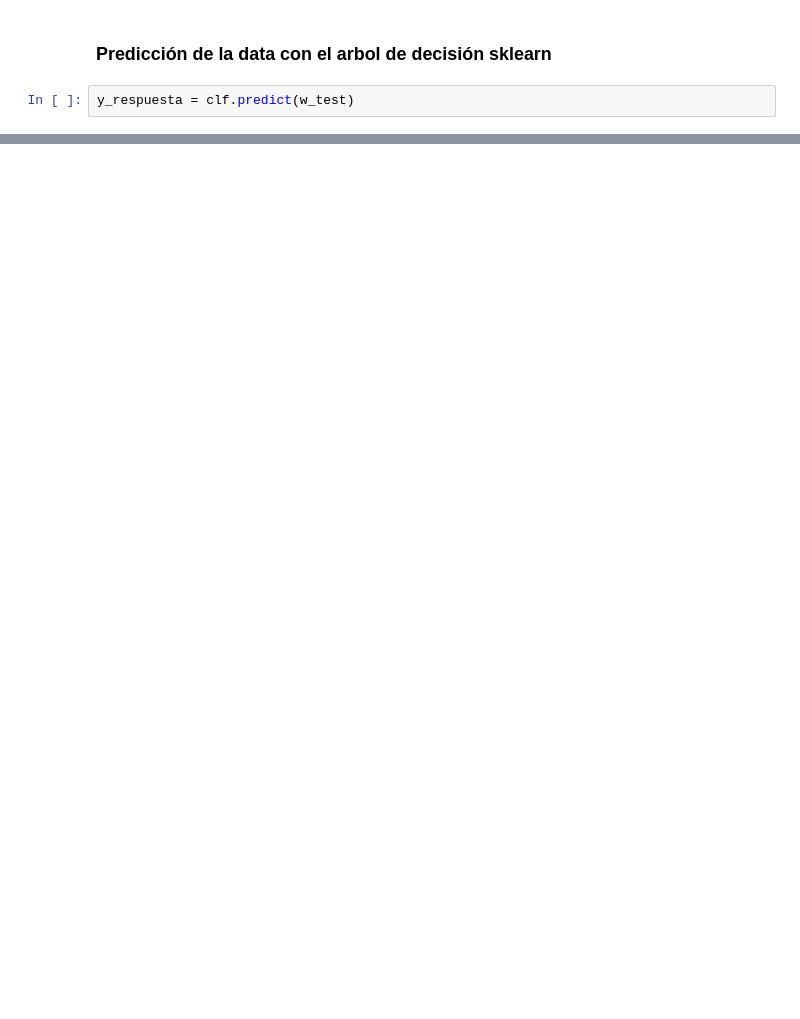
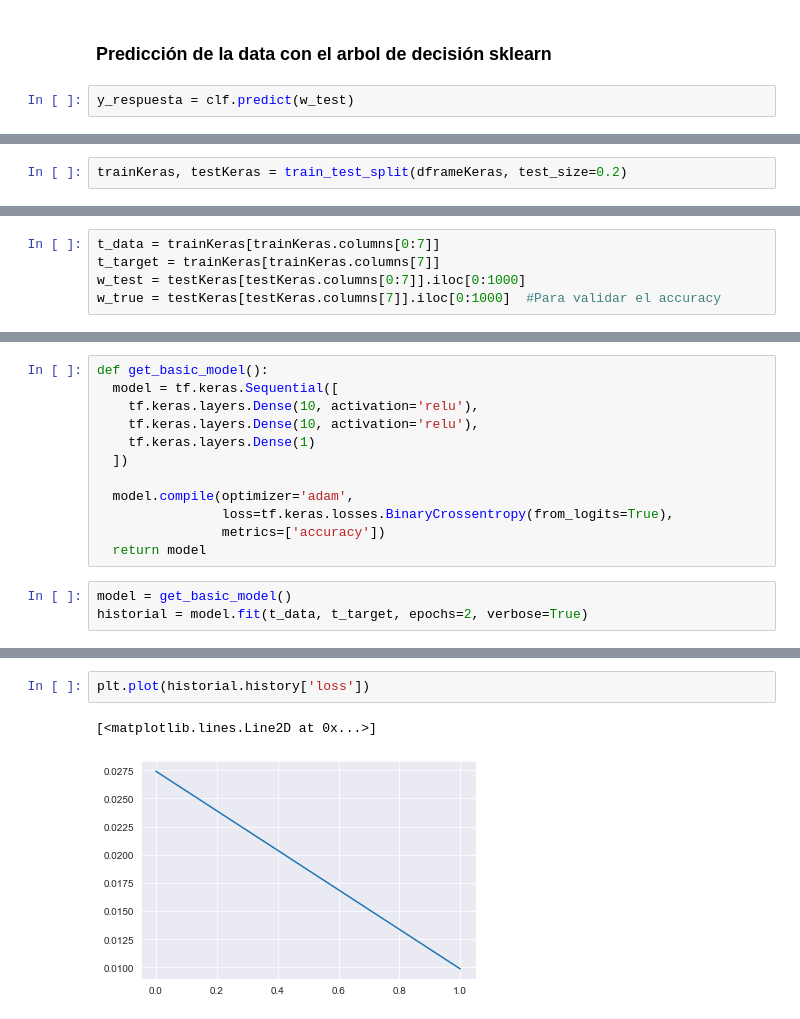
Before and after one commit to Machine1314/Proyecto-Final-AI, a Jupyter notebook: credit_card_fraud.ipynb, the cells around one changed output, grey strips where cells are left out. Saved outputs shown, nothing was run; the diff lists cells and outputs as text; blank space fills up the shorter version.

Commit message:
keras model

```diff
--- a/credit_card_fraud.ipynb
+++ b/credit_card_fraud.ipynb
@@ -258,0 +344,2 @@ Accuracy del árbol de decisión: 99.366%
+# %%
+trainKeras, testKeras = train_test_split(dframeKeras, test_size=0.2)
@@ -258,0 +348,5 @@ Accuracy del árbol de decisión: 99.366%
+# %%
+t_data = trainKeras[trainKeras.columns[0:7]]
+t_target = trainKeras[trainKeras.columns[7]]
+w_test = testKeras[testKeras.columns[0:7]].iloc[0:1000]
+w_true = testKeras[testKeras.columns[7]].iloc[0:1000]  #Para validar el accuracy
@@ -258,0 +355,15 @@ Accuracy del árbol de decisión: 99.366%
+# %%
+def get_basic_model():
+  model = tf.keras.Sequential([
+    tf.keras.layers.Dense(10, activation='relu'),
+    tf.keras.layers.Dense(10, activation='relu'),
+    tf.keras.layers.Dense(1)
+  ])
+
+  model.compile(optimizer='adam',
+                loss=tf.keras.losses.BinaryCrossentropy(from_logits=True),
+                metrics=['accuracy'])
+  return model
+# %%
+model = get_basic_model()
+historial = model.fit(t_data, t_target, epochs=2, verbose=True)
@@ -258,0 +375,5 @@ Accuracy del árbol de decisión: 99.366%
+# %%
+plt.plot(historial.history['loss'])
+# %% [output]
+[<matplotlib.lines.Line2D at 0x...>]
+[figure, added]
```
Also changed, not shown: parts of 48 cells of this notebook.
